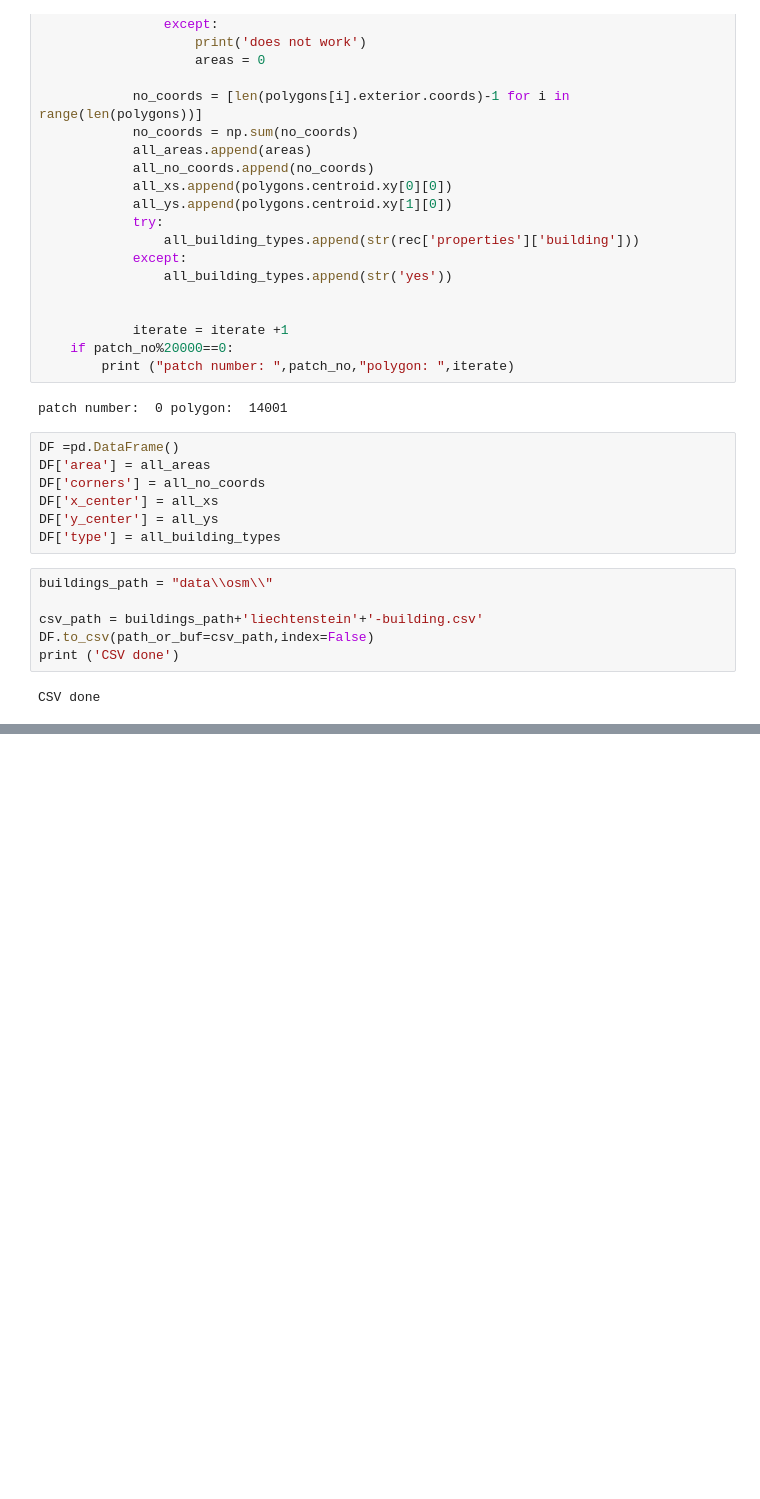
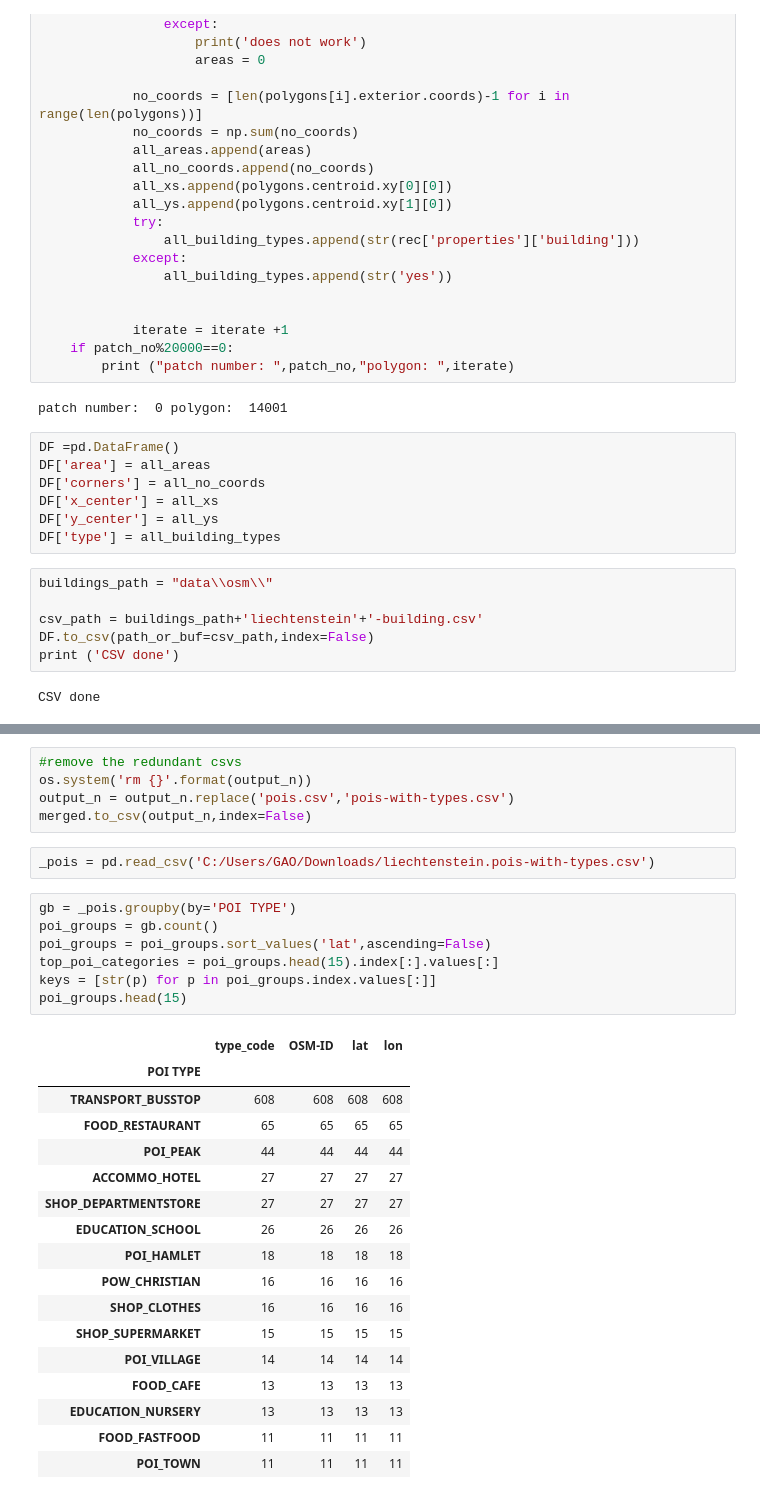
Before and after one commit to GAnagno/Social-Web, a Jupyter notebook: OSM.ipynb, the cells around one changed output, grey strips where cells are left out. Cells and saved outputs as stored; diff of their text form; blank space fills up the shorter version.

```diff
--- a/OSM.ipynb
+++ b/OSM.ipynb
@@ -127,0 +169,32 @@ CSV done
+# %%
+#remove the redundant csvs
+os.system('rm {}'.format(output_n))
+output_n = output_n.replace('pois.csv','pois-with-types.csv')
+merged.to_csv(output_n,index=False)
+# %%
+_pois = pd.read_csv('C:/Users/GAO/Downloads/liechtenstein.pois-with-types.csv')
+# %%
+gb = _pois.groupby(by='POI TYPE')
+poi_groups = gb.count()
+poi_groups = poi_groups.sort_values('lat',ascending=False)
+top_poi_categories = poi_groups.head(15).index[:].values[:]
+keys = [str(p) for p in poi_groups.index.values[:]]
+poi_groups.head(15)
+# %% [output]
+|  | type_code | OSM-ID | lat | lon |
+| POI TYPE |  |  |  |  |
+| TRANSPORT_BUSSTOP | 608 | 608 | 608 | 608 |
+| FOOD_RESTAURANT | 65 | 65 | 65 | 65 |
+| POI_PEAK | 44 | 44 | 44 | 44 |
+| ACCOMMO_HOTEL | 27 | 27 | 27 | 27 |
+| SHOP_DEPARTMENTSTORE | 27 | 27 | 27 | 27 |
+| EDUCATION_SCHOOL | 26 | 26 | 26 | 26 |
+| POI_HAMLET | 18 | 18 | 18 | 18 |
+| POW_CHRISTIAN | 16 | 16 | 16 | 16 |
+| SHOP_CLOTHES | 16 | 16 | 16 | 16 |
+| SHOP_SUPERMARKET | 15 | 15 | 15 | 15 |
+| POI_VILLAGE | 14 | 14 | 14 | 14 |
+| FOOD_CAFE | 13 | 13 | 13 | 13 |
+| EDUCATION_NURSERY | 13 | 13 | 13 | 13 |
+| FOOD_FASTFOOD | 11 | 11 | 11 | 11 |
+| POI_TOWN | 11 | 11 | 11 | 11 |
```
Also changed, not shown: parts of 14 cells of this notebook.
